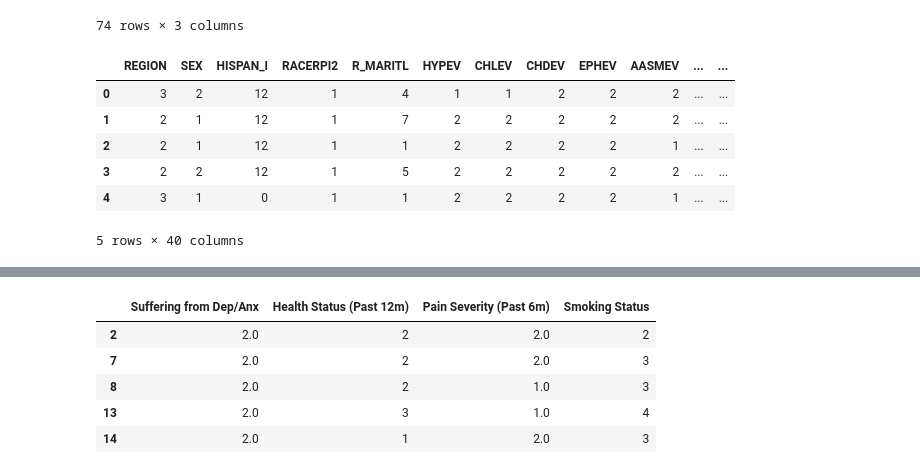
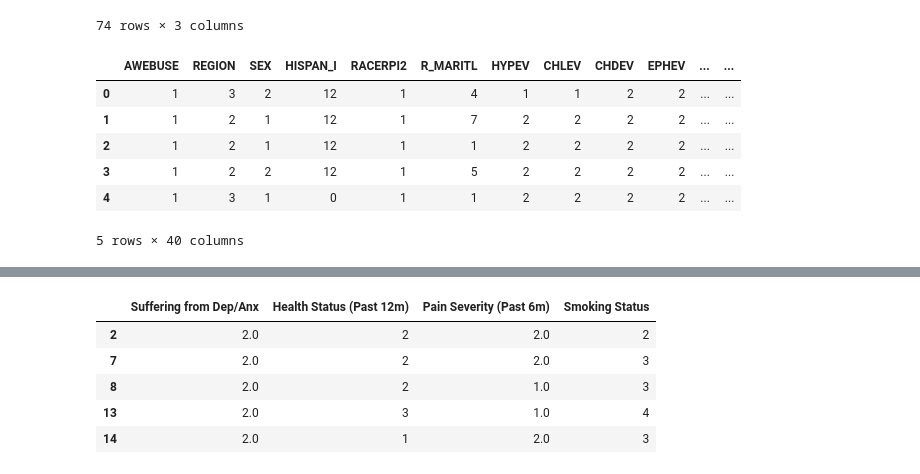
Before and after one commit to ShipraGupta16/Project_1, a Jupyter notebook: cdc_codes2.ipynb, the cells around one changed output, grey strips where cells are left out. Drawn from its saved outputs; the diff is of its cells as text; code cells hidden in the pictures.

```diff
--- a/cdc_codes2.ipynb
+++ b/cdc_codes2.ipynb
@@ -52,24 +52,27 @@ cdc_df
 adult_data_2017.columns = adult_data_2017.columns.to_series().apply(lambda x:x.strip())
 # %%
 # Selecting the columns we need and adding them to a dataframe
-filtered_data_2017 = adult_data_2017 [["REGION", "SEX", "HISPAN_I","RACERPI2",
-                              "R_MARITL", "HYPEV", "CHLEV", "CHDEV",
-                              "EPHEV", "AASMEV", "CANEV", "DIBEV1",
-                              "DIBTYPE", "EPILEP1", "ARTH1", "HRAIDNOW",
-                              "AVISION", "AHSTATYR", "PAINLMT", "FLWALK",
-                              "ALCHRONR", "SMKSTAT2", "MODFREQW", "ALCSTAT",
-                              "AHCPLROU", "AWORPAY", "ADNLONG2", "AHCSYR1",
-                              "AHERNOY2", "AHCHYR", "ASRGYR", "AMDLONGR",
-                              "AEXCHNG", "ASICPUSE", "ASISIM", "ASISIF",
-                              "ASISLPFL", "MBO_SPR1", "AWEBUSE", "AFLHCA17"]]
+filtered_data_2017 = adult_data_2017 [["AWEBUSE","REGION", "SEX", "HISPAN_I",
+                                       "RACERPI2", "R_MARITL", "HYPEV", "CHLEV",
+                                       "CHDEV", "EPHEV", "AASMEV", "CANEV",
+                                       "DIBEV1","DIBTYPE", "EPILEP1", "ARTH1",
+                                       "HRAIDNOW", "AVISION", "AHSTATYR",
+                                       "PAINLMT", "FLWALK", "ALCHRONR",
+                                       "SMKSTAT2", "MODFREQW", "ALCSTAT",
+                                       "AHCPLROU", "AWORPAY", "ADNLONG2",
+                                       "AHCSYR1","AHERNOY2", "AHCHYR", "ASRGYR",
+                                       "AMDLONGR", "AEXCHNG", "ASICPUSE", "ASISIM",
+                                     "ASISIF", "ASISLPFL", "MBO_SPR1", "AFLHCA17"]]
+
+
 filtered_data_2017.head()
 # %% [output]
-|  | REGION | SEX | HISPAN_I | RACERPI2 | R_MARITL | HYPEV | CHLEV | CHDEV | EPHEV | AASMEV | ... | ... |
-| 0 | 3 | 2 | 12 | 1 | 4 | 1 | 1 | 2 | 2 | 2 | ... | ... |
-| 1 | 2 | 1 | 12 | 1 | 7 | 2 | 2 | 2 | 2 | 2 | ... | ... |
-| 2 | 2 | 1 | 12 | 1 | 1 | 2 | 2 | 2 | 2 | 1 | ... | ... |
-| 3 | 2 | 2 | 12 | 1 | 5 | 2 | 2 | 2 | 2 | 2 | ... | ... |
-| 4 | 3 | 1 | 0 | 1 | 1 | 2 | 2 | 2 | 2 | 1 | ... | ... |
+|  | AWEBUSE | REGION | SEX | HISPAN_I | RACERPI2 | R_MARITL | HYPEV | CHLEV | CHDEV | EPHEV | ... | ... |
+| 0 | 1 | 3 | 2 | 12 | 1 | 4 | 1 | 1 | 2 | 2 | ... | ... |
+| 1 | 1 | 2 | 1 | 12 | 1 | 7 | 2 | 2 | 2 | 2 | ... | ... |
+| 2 | 1 | 2 | 1 | 12 | 1 | 1 | 2 | 2 | 2 | 2 | ... | ... |
+| 3 | 1 | 2 | 2 | 12 | 1 | 5 | 2 | 2 | 2 | 2 | ... | ... |
+| 4 | 1 | 3 | 1 | 0 | 1 | 1 | 2 | 2 | 2 | 2 | ... | ... |
 5 rows × 40 columns
 # %%
 filtered_data_2017 = filtered_data_2017.rename(columns = {"AFLHCA17" : "Suffering from Dep/Anx",
```
Also changed, not shown: parts of 3 cells of this notebook, 2 other files.
